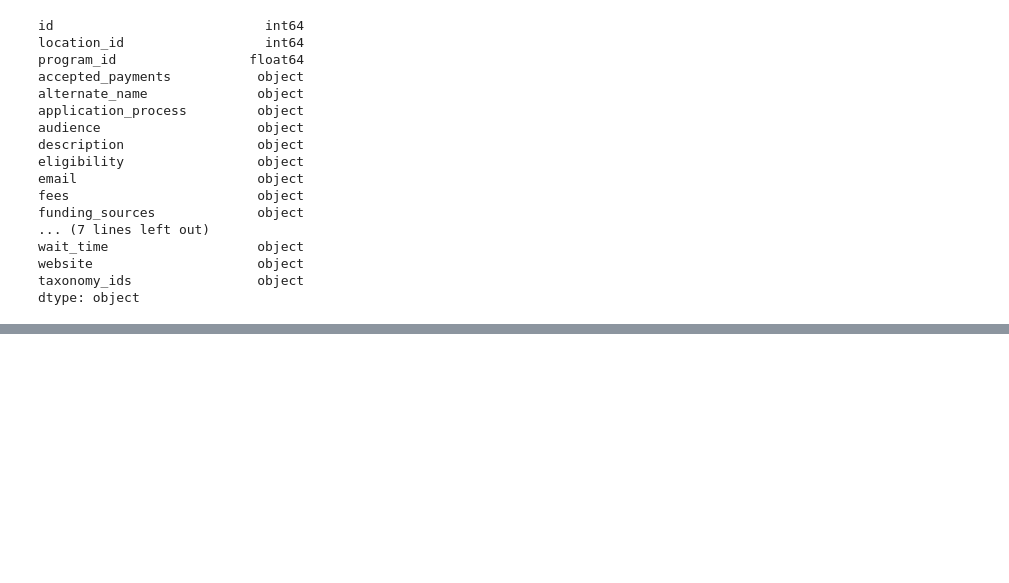
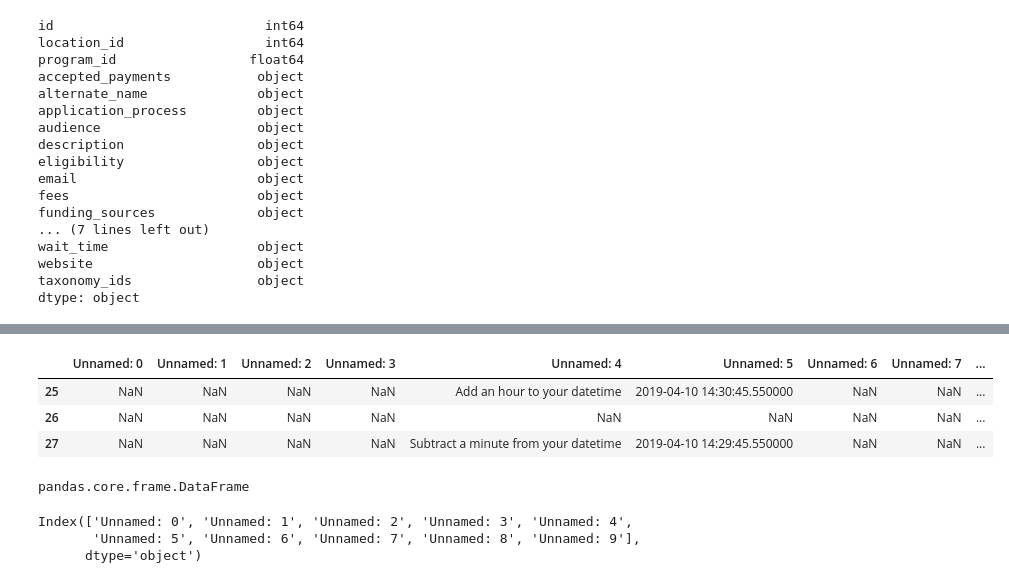
Before and after one commit to sakshipatil2505/learn_pandas, a Jupyter notebook: basic.ipynb, the cells around one changed output, grey strips where cells are left out. Drawn from its saved outputs; the diff is of its cells as text; code cells hidden in the pictures; blank space fills up the shorter version.

Commit message:
learn pandas

```diff
--- a/basic.ipynb
+++ b/basic.ipynb
@@ -116,0 +167,2 @@ a
+# %%
+df1 = pd.read_excel("LUSID Excel - Setting up your market data.xlsx")
@@ -116,0 +215,17 @@ a
+# %%
+df1.tail(3)
+# %% [output]
+|  | Unnamed: 0 | Unnamed: 1 | Unnamed: 2 | Unnamed: 3 | Unnamed: 4 | Unnamed: 5 | Unnamed: 6 | Unnamed: 7 | ... |
+| 25 | NaN | NaN | NaN | NaN | Add an hour to your datetime | 2019-04-10 14:30:45.550000 | NaN | NaN | ... |
+| 26 | NaN | NaN | NaN | NaN | NaN | NaN | NaN | NaN | ... |
+| 27 | NaN | NaN | NaN | NaN | Subtract a minute from your datetime | 2019-04-10 14:29:45.550000 | NaN | NaN | ... |
+# %%
+type(df1)
+# %% [output]
+pandas.core.frame.DataFrame
+# %%
+df1.columns
+# %% [output]
+Index(['Unnamed: 0', 'Unnamed: 1', 'Unnamed: 2', 'Unnamed: 3', 'Unnamed: 4',
+       'Unnamed: 5', 'Unnamed: 6', 'Unnamed: 7', 'Unnamed: 8', 'Unnamed: 9'],
+      dtype='object')
```
Also changed, not shown: parts of 16 cells of this notebook, 2 other files.
